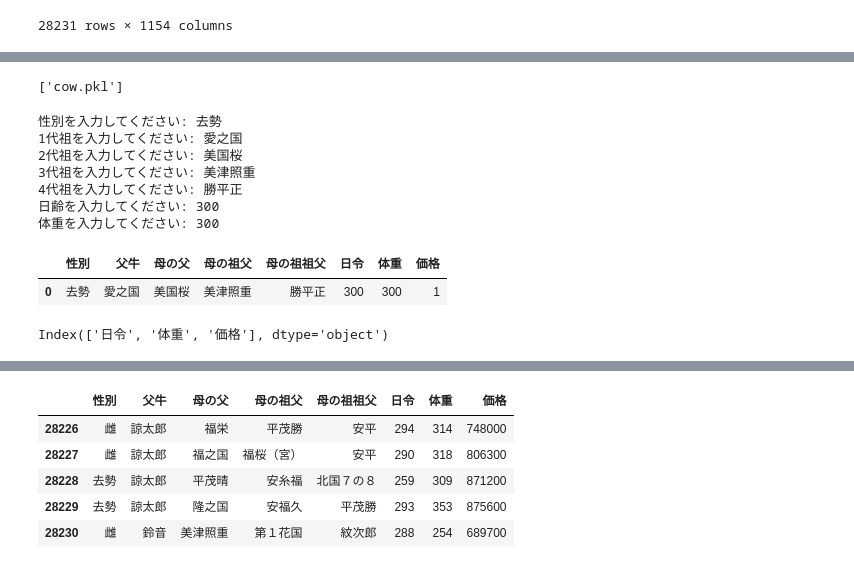
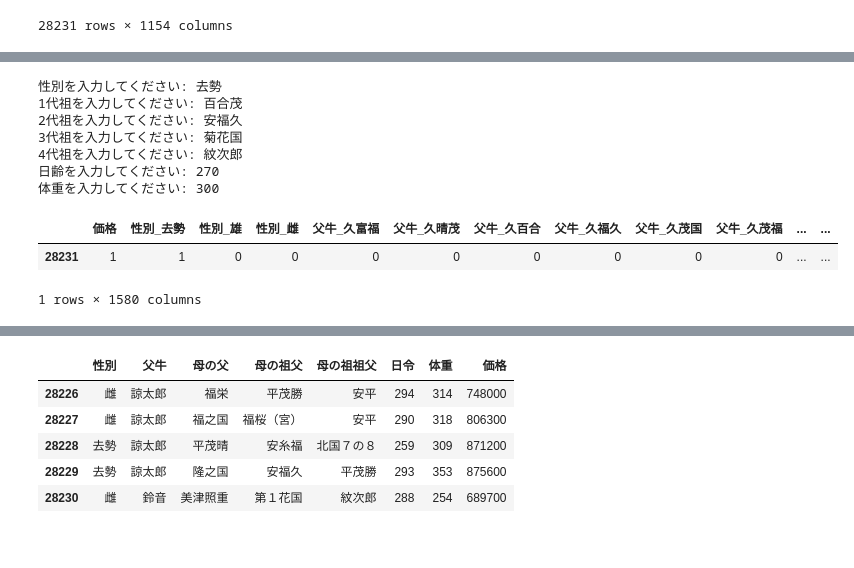
Before and after one commit to kantanakagawa/cow_data, a Jupyter notebook: data_totalling.ipynb, the cells around one changed output, grey strips where cells are left out. Cells and saved outputs as stored; diff of their text form; code cells hidden in the pictures.

```diff
--- a/data_totalling.ipynb
+++ b/data_totalling.ipynb
@@ -31,0 +61,3 @@ memory usage: 1.7+ MB
+# %%
+pd.options.display.float_format = '{:.2f}'.format
+df.describe()
@@ -103,8 +177,9 @@ df.head()
 # %%
-import joblib
-joblib.dump(model, "cow.pkl", compress=True)
+# with open('cow.pk', 'wb') as p:
+#     pickle.dump(model, p)
+
+# with open("cow.pk",mode="rb")as fp:
+#     model=pickle.load(fp)
-# %% [output]
-['cow.pkl']
 # %%
 sex = input("性別を入力してください:")
 father = input("1代祖を入力してください:")
@@ -114,35 +189,21 @@ got = input("4代祖を入力してください:")
 age = input("日齢を入力してください:")
 wight = input("体重を入力してください:")
 
-df1 = pd.DataFrame(
-    data={
-            "性別": [sex],
-            "父牛": [father],
-            "母の父": [gland],
-            "母の祖父": [gege],
-            "母の祖祖父": [got],
-            "日令": [age],
-            "体重": [wight],
-            "価格":1
-        }
-    )
-# df = df.append({'性別': sex, '父牛': father, '母の父': gland, '母の祖父': gege, '母の祖祖父': got, '日令': age, '体重': wight, '価格': 1}, ignore_index=True)
+df = df.append({'性別': sex, '父牛': father, '母の父': gland, '母の祖父': gege, '母の祖祖父': got, '日令': age, '体重': wight, '価格': 1}, ignore_index=True)
 # %% [output]
 性別を入力してください: 去勢
-1代祖を入力してください: 愛之国
-2代祖を入力してください: 美国桜
-3代祖を入力してください: 美津照重
-4代祖を入力してください: 勝平正
-日齢を入力してください: 300
+1代祖を入力してください: 百合茂
+2代祖を入力してください: 安福久
+3代祖を入力してください: 菊花国
+4代祖を入力してください: 紋次郎
+日齢を入力してください: 270
 体重を入力してください: 300
 # %%
-df.tail()
+df = pd.get_dummies(df)
+df.tail(1)
 # %% [output]
-|  | 性別 | 父牛 | 母の父 | 母の祖父 | 母の祖祖父 | 日令 | 体重 | 価格 |
-| 0 | 去勢 | 愛之国 | 美国桜 | 美津照重 | 勝平正 | 300 | 300 | 1 |
+|  | 価格 | 性別_去勢 | 性別_雄 | 性別_雌 | 父牛_久富福 | 父牛_久晴茂 | 父牛_久百合 | 父牛_久福久 | 父牛_久茂国 | 父牛_久茂福 | ... | ... |
+| 28231 | 1 | 1 | 0 | 0 | 0 | 0 | 0 | 0 | 0 | 0 | ... | ... |
+1 rows × 1580 columns
-# %%
-df.columns[5:9]
-# %% [output]
-Index(['日令', '体重', '価格'], dtype='object')
 # %%
 def price_predict(df):
```
Also changed, not shown: parts of 17 cells of this notebook, 3 other files.
